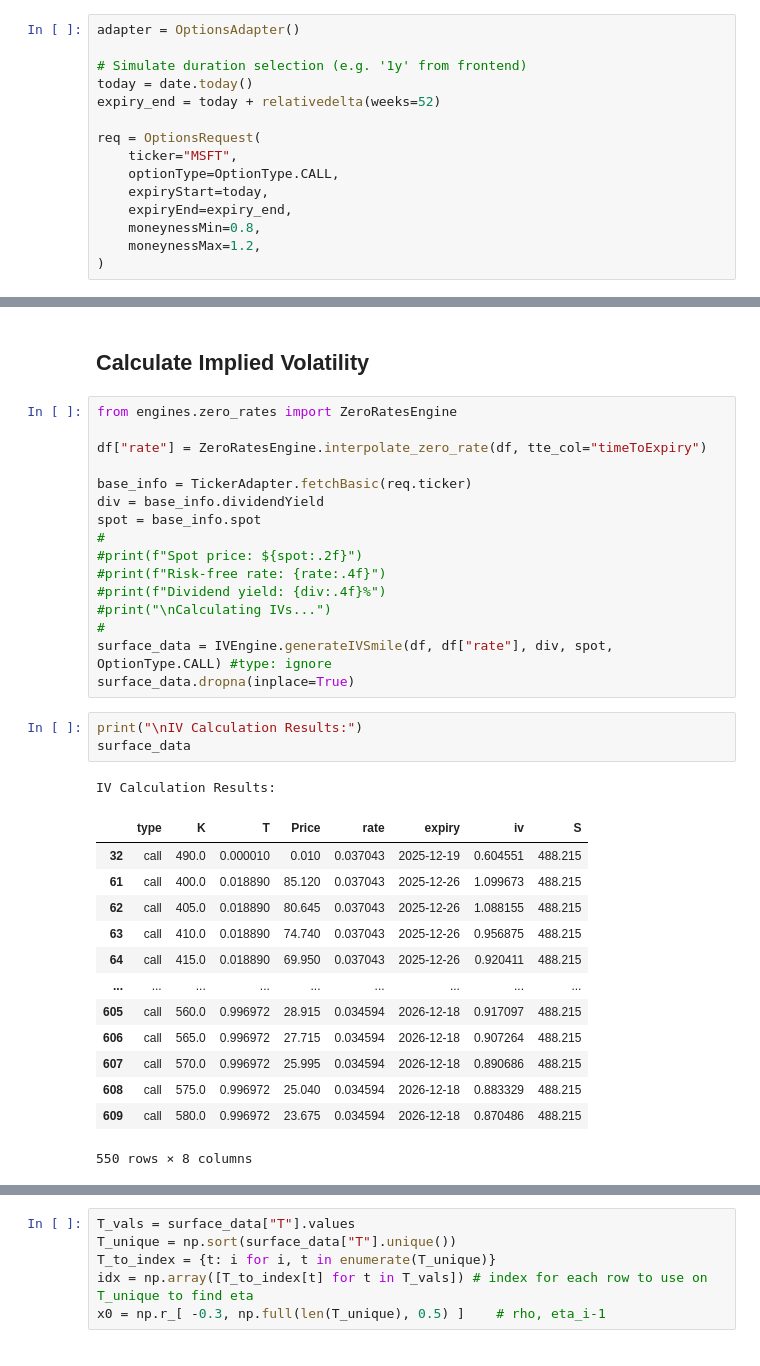
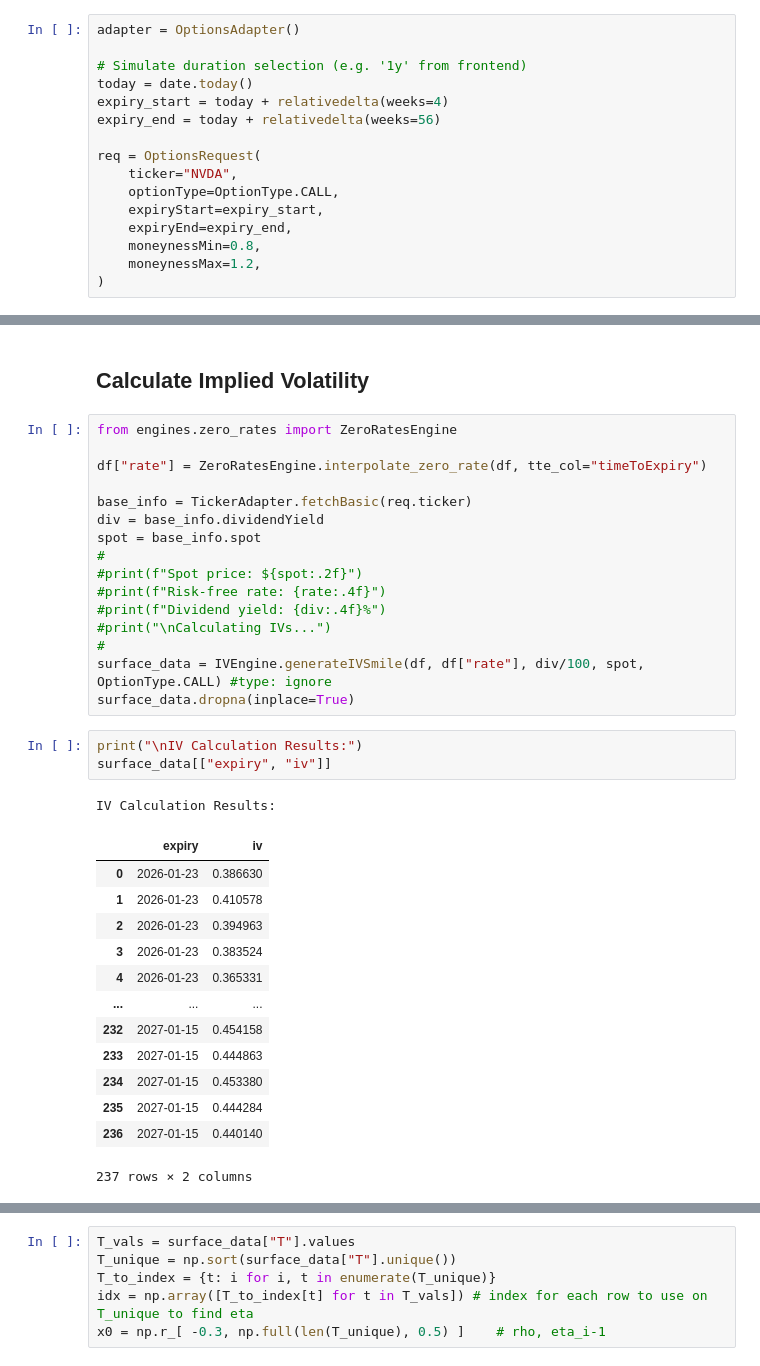
Before and after one commit to alqavii/ssvi-surface, a Jupyter notebook: backend/test copy.ipynb, the cells around one changed output, grey strips where cells are left out. Saved outputs shown, nothing was run; the diff lists cells and outputs as text.

```diff
--- a/backend/test copy.ipynb
+++ b/backend/test copy.ipynb
@@ -35,12 +38,13 @@ adapter = OptionsAdapter()
 
 # Simulate duration selection (e.g. '1y' from frontend)
 today = date.today()
-expiry_end = today + relativedelta(weeks=52)
+expiry_start = today + relativedelta(weeks=4)
+expiry_end = today + relativedelta(weeks=56)
 
 req = OptionsRequest(
-    ticker="MSFT",
+    ticker="NVDA",
     optionType=OptionType.CALL,
-    expiryStart=today,
+    expiryStart=expiry_start,
     expiryEnd=expiry_end,
     moneynessMin=0.8,
     moneynessMax=1.2,
@@ -88,25 +92,25 @@ spot = base_info.spot
 #print(f"Dividend yield: {div:.4f}%")
 #print("\nCalculating IVs...")
 #
-surface_data = IVEngine.generateIVSmile(df, df["rate"], div, spot, OptionType.CALL) #type: ignore
+surface_data = IVEngine.generateIVSmile(df, df["rate"], div/100, spot, OptionType.CALL) #type: ignore
 surface_data.dropna(inplace=True)
 # %%
 print("\nIV Calculation Results:")
-surface_data
+surface_data[["expiry", "iv"]]
 # %% [output]
 IV Calculation Results:
-|  | type | K | T | Price | rate | expiry | iv | S |
-| 32 | call | 490.0 | 0.000010 | 0.010 | 0.037043 | 2025-12-19 | 0.604551 | 488.215 |
-| 61 | call | 400.0 | 0.018890 | 85.120 | 0.037043 | 2025-12-26 | 1.099673 | 488.215 |
-| 62 | call | 405.0 | 0.018890 | 80.645 | 0.037043 | 2025-12-26 | 1.088155 | 488.215 |
-| 63 | call | 410.0 | 0.018890 | 74.740 | 0.037043 | 2025-12-26 | 0.956875 | 488.215 |
-| 64 | call | 415.0 | 0.018890 | 69.950 | 0.037043 | 2025-12-26 | 0.920411 | 488.215 |
-| ... | ... | ... | ... | ... | ... | ... | ... | ... |
-| 605 | call | 560.0 | 0.996972 | 28.915 | 0.034594 | 2026-12-18 | 0.917097 | 488.215 |
-| 606 | call | 565.0 | 0.996972 | 27.715 | 0.034594 | 2026-12-18 | 0.907264 | 488.215 |
-| 607 | call | 570.0 | 0.996972 | 25.995 | 0.034594 | 2026-12-18 | 0.890686 | 488.215 |
-| 608 | call | 575.0 | 0.996972 | 25.040 | 0.034594 | 2026-12-18 | 0.883329 | 488.215 |
-| 609 | call | 580.0 | 0.996972 | 23.675 | 0.034594 | 2026-12-18 | 0.870486 | 488.215 |
+|  | expiry | iv |
+| 0 | 2026-01-23 | 0.386630 |
+| 1 | 2026-01-23 | 0.410578 |
+| 2 | 2026-01-23 | 0.394963 |
+| 3 | 2026-01-23 | 0.383524 |
+| 4 | 2026-01-23 | 0.365331 |
+| ... | ... | ... |
+| 232 | 2027-01-15 | 0.454158 |
+| 233 | 2027-01-15 | 0.444863 |
+| 234 | 2027-01-15 | 0.453380 |
+| 235 | 2027-01-15 | 0.444284 |
+| 236 | 2027-01-15 | 0.440140 |
-550 rows × 8 columns
+237 rows × 2 columns
 # %%
 import numpy as np
```
Also changed, not shown: parts of 16 cells of this notebook, 1 other file.
